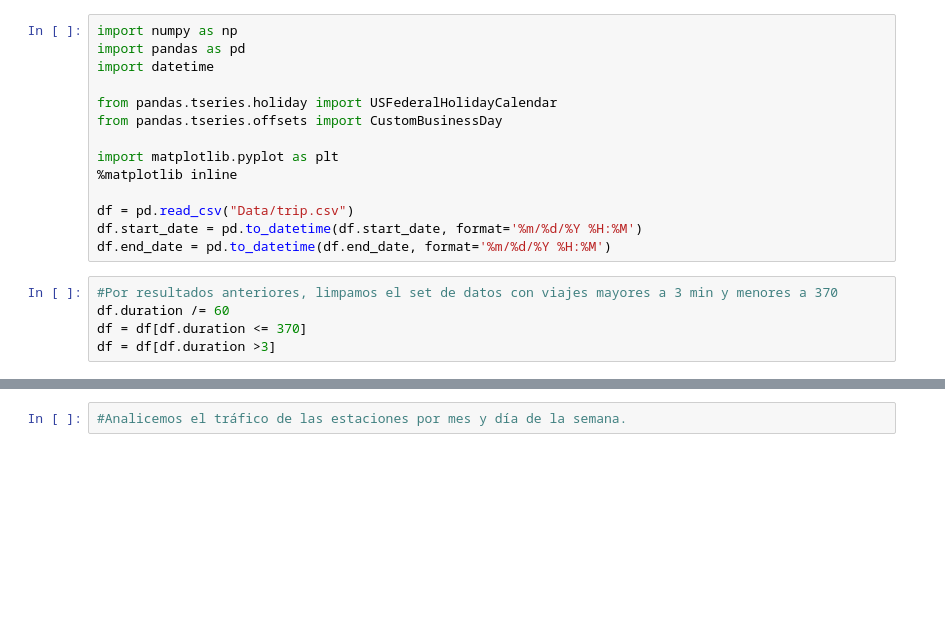
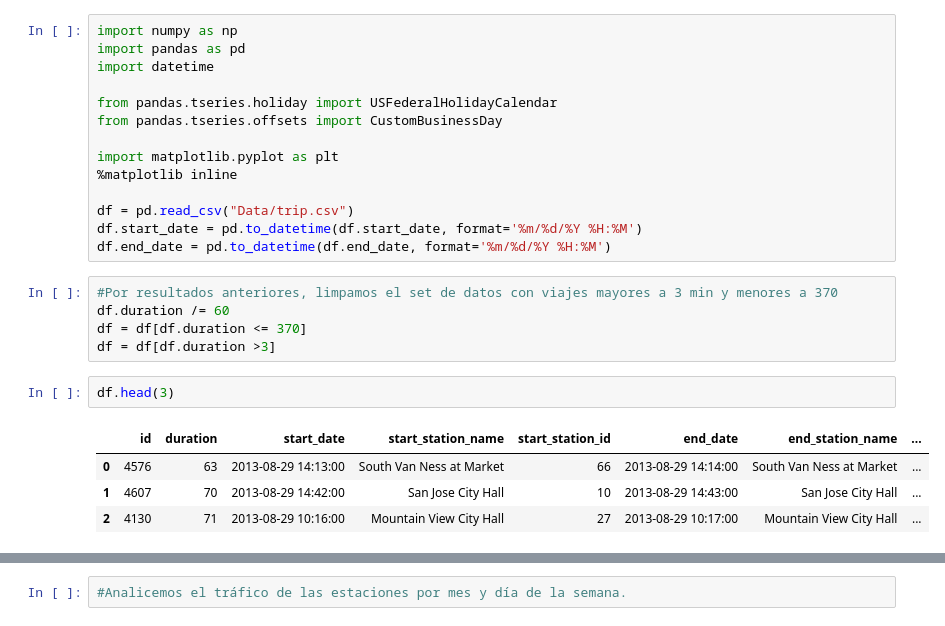
Before and after one commit to Gnahue/sanFranciscoBiclas, a Jupyter notebook: Analisis Exploratorio/TrafficStationAnalisys.ipynb, the cells around one changed output, grey strips where cells are left out. Drawn from its saved outputs; the diff is of its cells as text; blank space fills up the shorter version.

```diff
--- a/Analisis Exploratorio/TrafficStationAnalisys.ipynb
+++ b/Analisis Exploratorio/TrafficStationAnalisys.ipynb
@@ -19,4 +19,11 @@ df.end_date = pd.to_datetime(df.end_date, format='%m/%d/%Y %H:%M')
 df.duration /= 60
 df = df[df.duration <= 370]
 df = df[df.duration >3]
+# %%
+df.head(3)
+# %% [output]
+|  | id | duration | start_date | start_station_name | start_station_id | end_date | end_station_name | ... |
+| 0 | 4576 | 63 | 2013-08-29 14:13:00 | South Van Ness at Market | 66 | 2013-08-29 14:14:00 | South Van Ness at Market | ... |
+| 1 | 4607 | 70 | 2013-08-29 14:42:00 | San Jose City Hall | 10 | 2013-08-29 14:43:00 | San Jose City Hall | ... |
+| 2 | 4130 | 71 | 2013-08-29 10:16:00 | Mountain View City Hall | 27 | 2013-08-29 10:17:00 | Mountain View City Hall | ... |
 # %%
```
Also changed, not shown: parts of 2 cells of this notebook.
